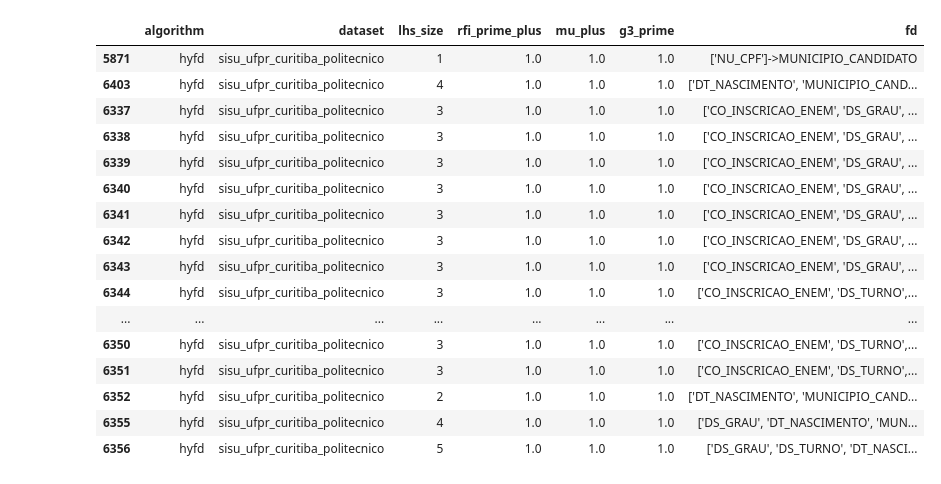
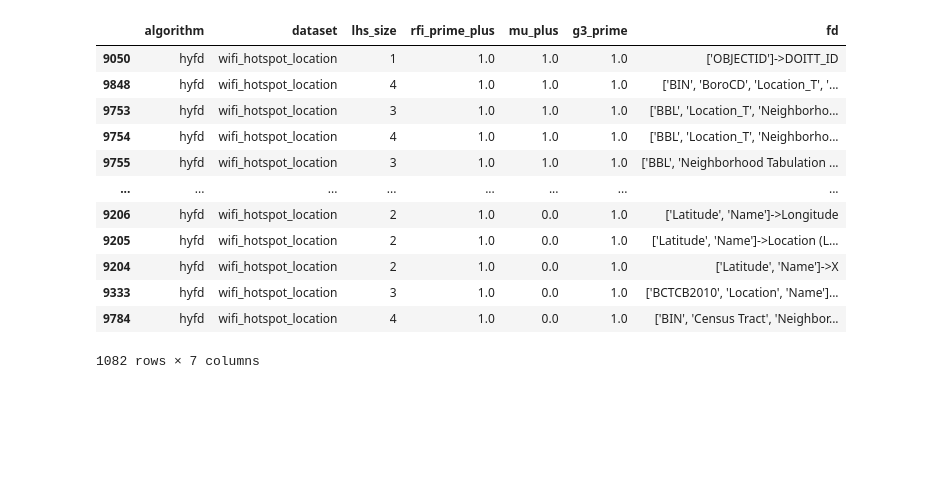
Before and after one commit to AlexF99/tcc, a Jupyter notebook: src/metrics/visualizations/rankings.ipynb, the cells around one changed output. Cells and saved outputs as stored; diff of their text form; code cells hidden in the pictures; blank space fills up the shorter version.

```diff
--- a/src/metrics/visualizations/rankings.ipynb
+++ b/src/metrics/visualizations/rankings.ipynb
@@ -3,7 +3,7 @@ import pandas as pd
 from get_dataframes import get_global_df
 # %%
 # parameters
-dataset = 'sisu_ufpr_curitiba_politecnico'
+dataset = 'wifi_hotspot_location'
 sort_by = 'mu_plus'
 results_path = "../../../experiments/final_experiments"
 # results_path = "../../../experiments/12-05-2025"
@@ -13,33 +13,30 @@ pd.set_option('display.max_colwidth', None)
 # %%
 hyfd_df = global_df[global_df['algorithm'] == 'hyfd']
 hyfd_df = hyfd_df[hyfd_df['dataset'] == dataset]
 # Filter out rows where any metrics are 1.0
 # hyfd_df = hyfd_df[~((hyfd_df['rfi_prime_plus'] == 1.0) &
 #                     (hyfd_df['mu_plus'] == 1.0) &
 #                     (hyfd_df['g3_prime'] == 1.0))]
 # Sort by mu_plus in descending order
 hyfd_df = hyfd_df.sort_values(by=sort_by, ascending=False)
-hyfd_df.head(20)
+# hyfd_df.head(50)
+hyfd_df
 
 # global_df
 # %% [output]
 |  | algorithm | dataset | lhs_size | rfi_prime_plus | mu_plus | g3_prime | fd |
-| 5871 | hyfd | sisu_ufpr_curitiba_politecnico | 1 | 1.0 | 1.0 | 1.0 | ['NU_CPF']->MUNICIPIO_CANDIDATO |
-| 6403 | hyfd | sisu_ufpr_curitiba_politecnico | 4 | 1.0 | 1.0 | 1.0 | ['DT_NASCIMENTO', 'MUNICIPIO_CAND... |
-| 6337 | hyfd | sisu_ufpr_curitiba_politecnico | 3 | 1.0 | 1.0 | 1.0 | ['CO_INSCRICAO_ENEM', 'DS_GRAU', ... |
-| 6338 | hyfd | sisu_ufpr_curitiba_politecnico | 3 | 1.0 | 1.0 | 1.0 | ['CO_INSCRICAO_ENEM', 'DS_GRAU', ... |
-| 6339 | hyfd | sisu_ufpr_curitiba_politecnico | 3 | 1.0 | 1.0 | 1.0 | ['CO_INSCRICAO_ENEM', 'DS_GRAU', ... |
-| 6340 | hyfd | sisu_ufpr_curitiba_politecnico | 3 | 1.0 | 1.0 | 1.0 | ['CO_INSCRICAO_ENEM', 'DS_GRAU', ... |
-| 6341 | hyfd | sisu_ufpr_curitiba_politecnico | 3 | 1.0 | 1.0 | 1.0 | ['CO_INSCRICAO_ENEM', 'DS_GRAU', ... |
-| 6342 | hyfd | sisu_ufpr_curitiba_politecnico | 3 | 1.0 | 1.0 | 1.0 | ['CO_INSCRICAO_ENEM', 'DS_GRAU', ... |
-| 6343 | hyfd | sisu_ufpr_curitiba_politecnico | 3 | 1.0 | 1.0 | 1.0 | ['CO_INSCRICAO_ENEM', 'DS_GRAU', ... |
-| 6344 | hyfd | sisu_ufpr_curitiba_politecnico | 3 | 1.0 | 1.0 | 1.0 | ['CO_INSCRICAO_ENEM', 'DS_TURNO',... |
+| 9050 | hyfd | wifi_hotspot_location | 1 | 1.0 | 1.0 | 1.0 | ['OBJECTID']->DOITT_ID |
+| 9848 | hyfd | wifi_hotspot_location | 4 | 1.0 | 1.0 | 1.0 | ['BIN', 'BoroCD', 'Location_T', '... |
+| 9753 | hyfd | wifi_hotspot_location | 3 | 1.0 | 1.0 | 1.0 | ['BBL', 'Location_T', 'Neighborho... |
+| 9754 | hyfd | wifi_hotspot_location | 4 | 1.0 | 1.0 | 1.0 | ['BBL', 'Location_T', 'Neighborho... |
+| 9755 | hyfd | wifi_hotspot_location | 3 | 1.0 | 1.0 | 1.0 | ['BBL', 'Neighborhood Tabulation ... |
 | ... | ... | ... | ... | ... | ... | ... | ... |
-| 6350 | hyfd | sisu_ufpr_curitiba_politecnico | 3 | 1.0 | 1.0 | 1.0 | ['CO_INSCRICAO_ENEM', 'DS_TURNO',... |
-| 6351 | hyfd | sisu_ufpr_curitiba_politecnico | 3 | 1.0 | 1.0 | 1.0 | ['CO_INSCRICAO_ENEM', 'DS_TURNO',... |
-| 6352 | hyfd | sisu_ufpr_curitiba_politecnico | 2 | 1.0 | 1.0 | 1.0 | ['DT_NASCIMENTO', 'MUNICIPIO_CAND... |
-| 6355 | hyfd | sisu_ufpr_curitiba_politecnico | 4 | 1.0 | 1.0 | 1.0 | ['DS_GRAU', 'DT_NASCIMENTO', 'MUN... |
-| 6356 | hyfd | sisu_ufpr_curitiba_politecnico | 5 | 1.0 | 1.0 | 1.0 | ['DS_GRAU', 'DS_TURNO', 'DT_NASCI... |
+| 9206 | hyfd | wifi_hotspot_location | 2 | 1.0 | 0.0 | 1.0 | ['Latitude', 'Name']->Longitude |
+| 9205 | hyfd | wifi_hotspot_location | 2 | 1.0 | 0.0 | 1.0 | ['Latitude', 'Name']->Location (L... |
+| 9204 | hyfd | wifi_hotspot_location | 2 | 1.0 | 0.0 | 1.0 | ['Latitude', 'Name']->X |
+| 9333 | hyfd | wifi_hotspot_location | 3 | 1.0 | 0.0 | 1.0 | ['BCTCB2010', 'Location', 'Name']... |
+| 9784 | hyfd | wifi_hotspot_location | 4 | 1.0 | 0.0 | 1.0 | ['BIN', 'Census Tract', 'Neighbor... |
+1082 rows × 7 columns
 # %%
 fdx_df = global_df[global_df['algorithm'] == 'fdx']
 fdx_df = fdx_df[fdx_df['dataset'] == dataset]
```
Also changed, not shown: parts of 6 cells of this notebook, 3 other files.
